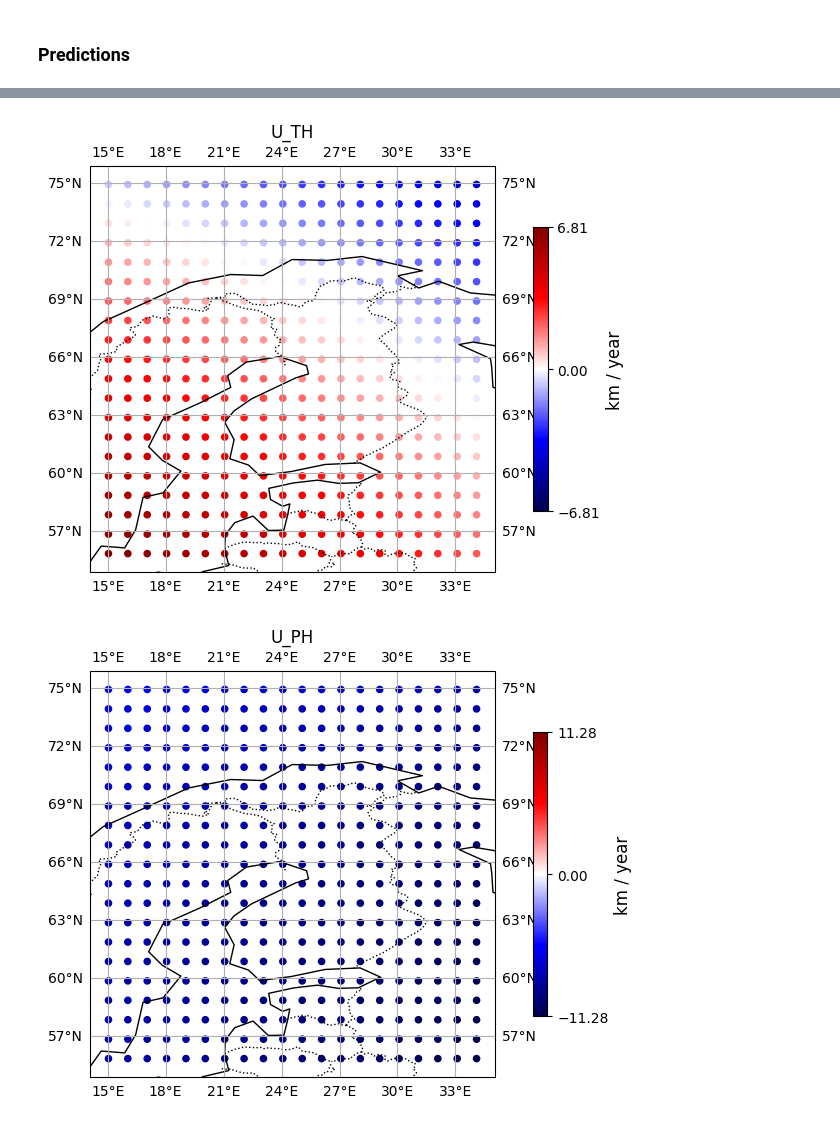
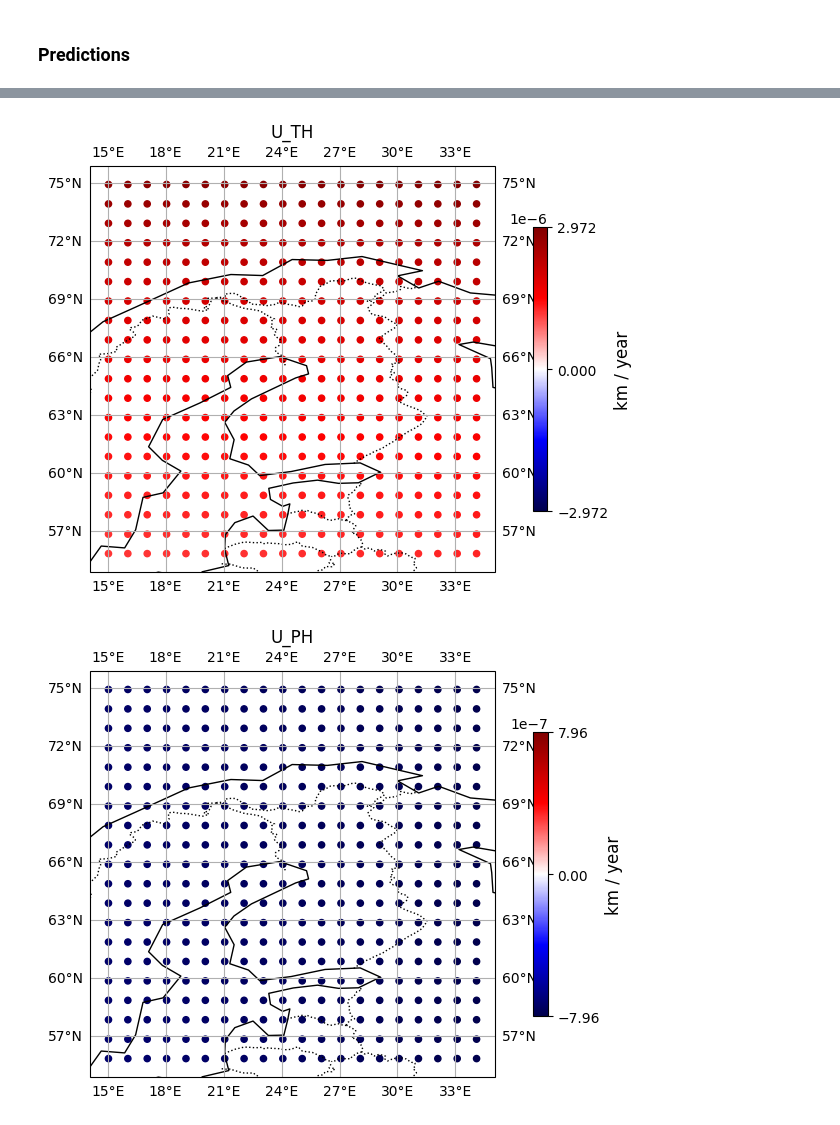
Before and after one commit to Farii01/Internship_PINN_work, a Jupyter notebook: Simple_last.ipynb, the cells around one changed output, grey strips where cells are left out. Drawn from its saved outputs; the diff is of its cells as text; code cells hidden in the pictures.

```diff
--- a/Simple_last.ipynb
+++ b/Simple_last.ipynb
@@ -103,7 +144,7 @@ for i1, i2, j1, j2 in patches:
 ### Defining the NN model
 # %%
 node_inputs = 2
-node_outputs = 2
+node_outputs = 3
 node_layer = 20
 hidden_layers = 10
 # %%
@@ -392,7 +438,7 @@ phi_size= 30
 # 1) Define your constant base directory once
 BASE_OUT_DIR = r"E:\INTERNSHIP\PINN\Code\training_outputs"
 timestamp = datetime.now().strftime("%Y%m%d_%H%M%S")
-run_name  = f"patch_8_{i1}_{i2}_{j1}_{j2}_hl{hidden_layers}_nl{node_layer}_{timestamp}"
+run_name  = f"New__{timestamp}"
 out_dir   = os.path.join(BASE_OUT_DIR, run_name)
 os.makedirs(out_dir, exist_ok=True)
 print("Saving everything to:", out_dir)
@@ -427,7 +473,7 @@ print(f"Saved checkpoint to {save_path}")
 
 model.eval()
 with torch.enable_grad():  # needed because compute_loss uses autograd.grad
-    L1,_, _, _, _, _ = compute_loss(
+    L1,_, _, _, _, _, _  = compute_loss(
         model, inputs, thetas_nn, phis_nn,
         Br_nn, dBrdt_nn, dBrdth_nn, dBrdph_nn
     )
@@ -522,15 +568,29 @@ plt.show()
 # %%
 
-L1, total_loss, L1_loss_final, L2_loss_final, u_th, u_ph = compute_loss(
+L1, total_loss, L1_loss_final, L2_loss_final, L3_loss_final, u_th, u_ph = compute_loss(
         model, inputs, thetas_nn, phis_nn,
         Br_nn, dBrdt_nn, dBrdth_nn, dBrdph_nn
     )
-def plot_sv_patch(Br_nn, L1, u_ph, u_th,
-                  thetas_bis, phis_bis,
+def plot_sv_patch(Br_nn,
+                  dBrdt_nn=None,
+                  L1=None,
+                  u_ph=None,
+                  u_th=None,
+                  thetas_bis=None,
+                  phis_bis=None,
                   patch_id=None,
                   a=None,
                   title=None,
-                  units=None):   # <-- new
+                  units=None):
+
+    # Determine data
+    if a is not None:
+        data = a
+    elif dBrdt_nn is not None:
+        data = dBrdt_nn
+    else:
+        data = Br_nn
+
 
 
     # Choose coloring data
@@ -629,27 +687,29 @@ TypeError: plot_sv_patch() got multiple values for argument 'patch_id'
 # %%
 
 
 fig, ax = plot_sv_patch(
+    dBrdt_nn,
     Br_nn,
     L1,
     u_ph,
     u_th,
     thetas_bis,
     phis_bis,
     patch_id=1,
     a=u_th.detach().numpy(),
     title="U_TH",
     units="km / year"
 )
 
 plt.savefig(os.path.join(out_dir, "Theta.png"))
 plt.show()
 # %% [output]
-[figure, old version]
+[figure, new version]
 # %%
 
 
 fig, ax = plot_sv_patch(
+    dBrdt_nn,
     Br_nn,
     L1,
     u_ph,
@@ -664,7 +724,7 @@ fig, ax = plot_sv_patch(
 plt.savefig(os.path.join(out_dir, "Phi.png"))
 plt.show()
 # %% [output]
-[figure, old version]
+[figure, new version]
 # %%
 
 import glob, json, os
```
Also changed, not shown: parts of 13 cells of this notebook.
